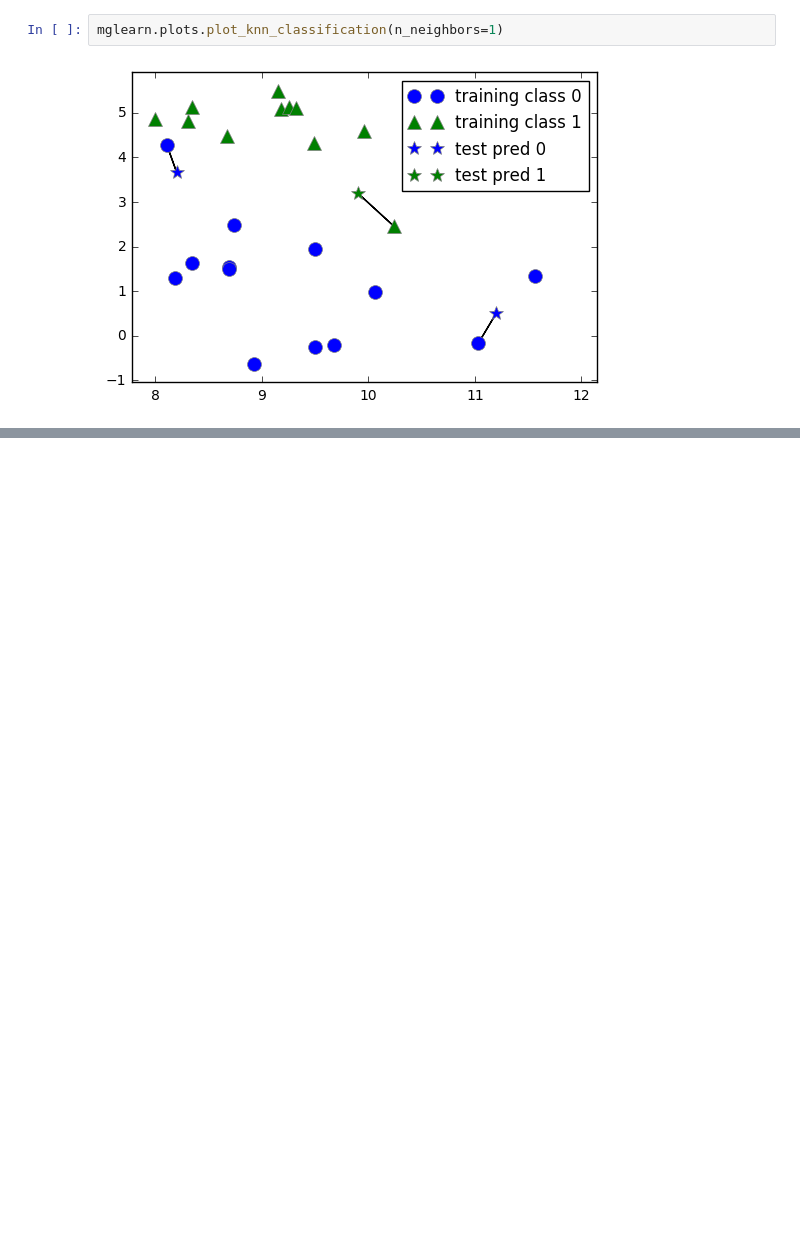
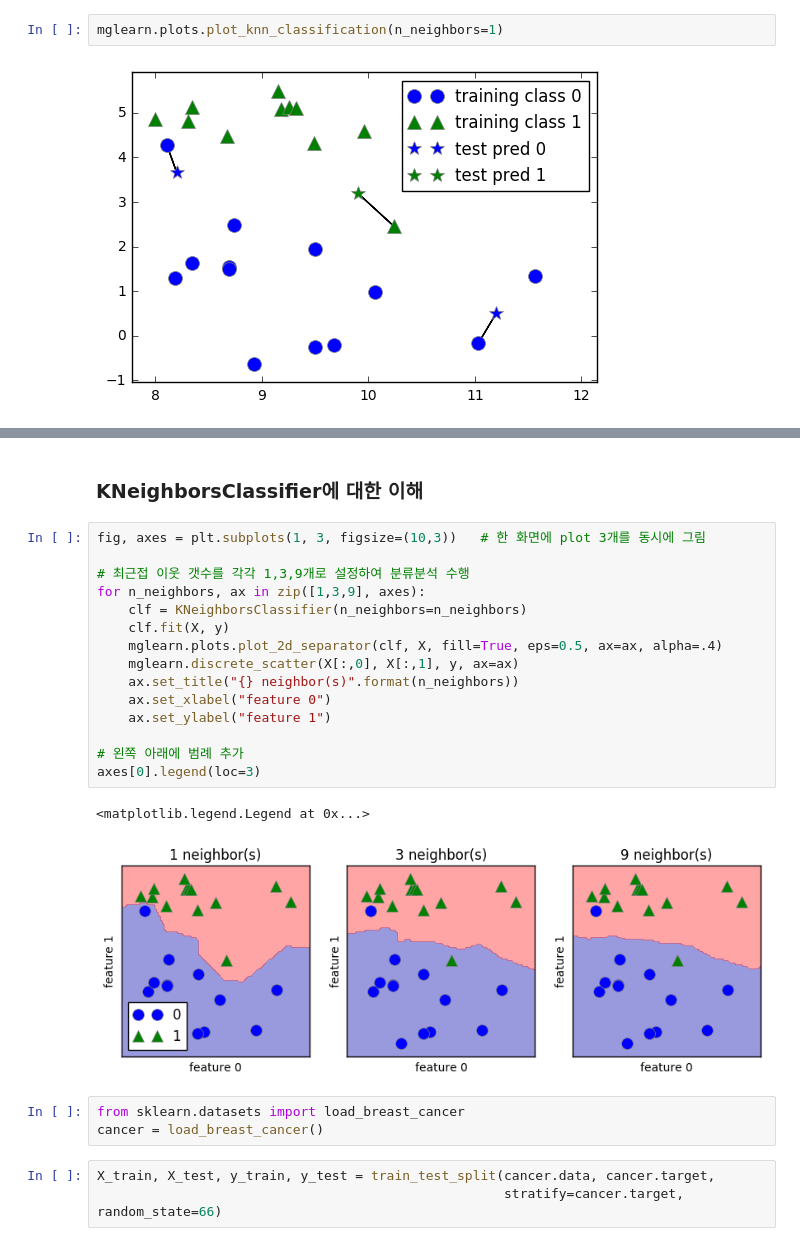
Before and after one commit to woosa7/PythonDataAnalytics, a Jupyter notebook: ML_Python/ML_2_1_SupervisedLearning.ipynb, the cells around one changed output, grey strips where cells are left out. Drawn from its saved outputs; the diff is of its cells as text; blank space fills up the shorter version.

```diff
--- a/ML_Python/ML_2_1_SupervisedLearning.ipynb
+++ b/ML_Python/ML_2_1_SupervisedLearning.ipynb
@@ -149,0 +180,26 @@ mglearn.plots.plot_knn_classification(n_neighbors=1)
+# %% [markdown]
+### KNeighborsClassifier에 대한 이해
+# %%
+fig, axes = plt.subplots(1, 3, figsize=(10,3))   # 한 화면에 plot 3개를 동시에 그림
+
+# 최근접 이웃 갯수를 각각 1,3,9개로 설정하여 분류분석 수행
+for n_neighbors, ax in zip([1,3,9], axes):
+    clf = KNeighborsClassifier(n_neighbors=n_neighbors)
+    clf.fit(X, y)
+    mglearn.plots.plot_2d_separator(clf, X, fill=True, eps=0.5, ax=ax, alpha=.4)
+    mglearn.discrete_scatter(X[:,0], X[:,1], y, ax=ax)
+    ax.set_title("{} neighbor(s)".format(n_neighbors))
+    ax.set_xlabel("feature 0")
+    ax.set_ylabel("feature 1")
+
+# 왼쪽 아래에 범례 추가
+axes[0].legend(loc=3)
+# %% [output]
+<matplotlib.legend.Legend at 0x...>
+[figure, added]
+# %%
+from sklearn.datasets import load_breast_cancer
+cancer = load_breast_cancer()
+# %%
+X_train, X_test, y_train, y_test = train_test_split(cancer.data, cancer.target,
+                                                    stratify=cancer.target, random_state=66)
```
Also changed, not shown: parts of 19 cells of this notebook.
